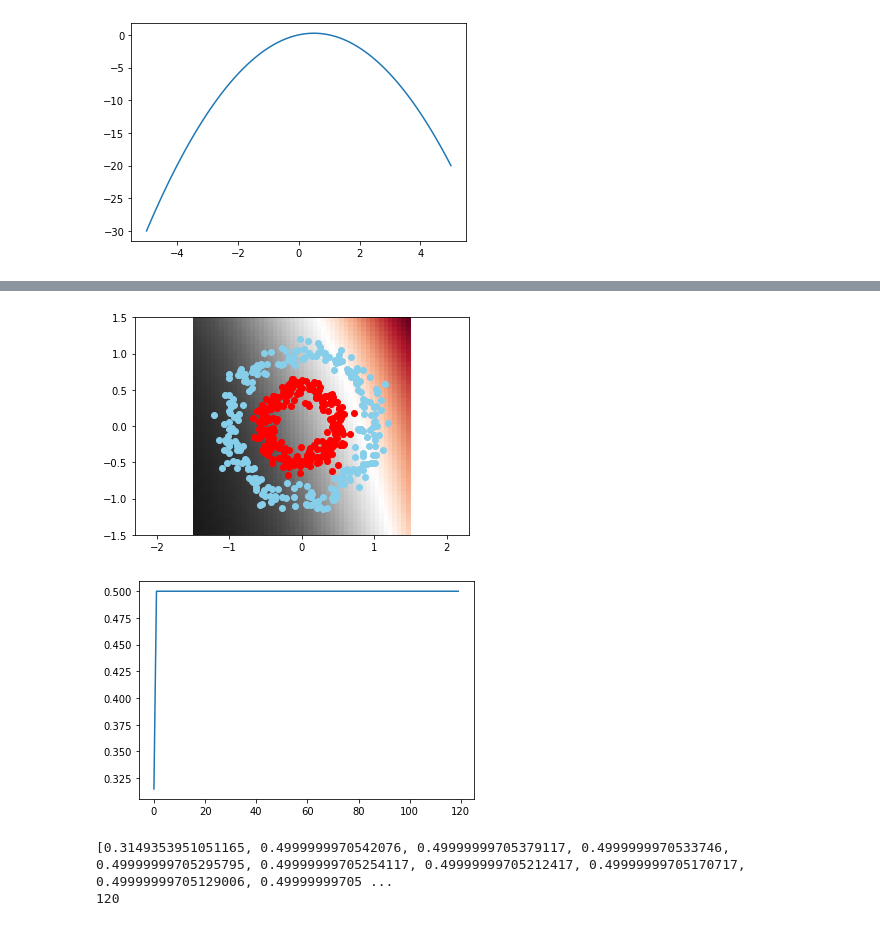
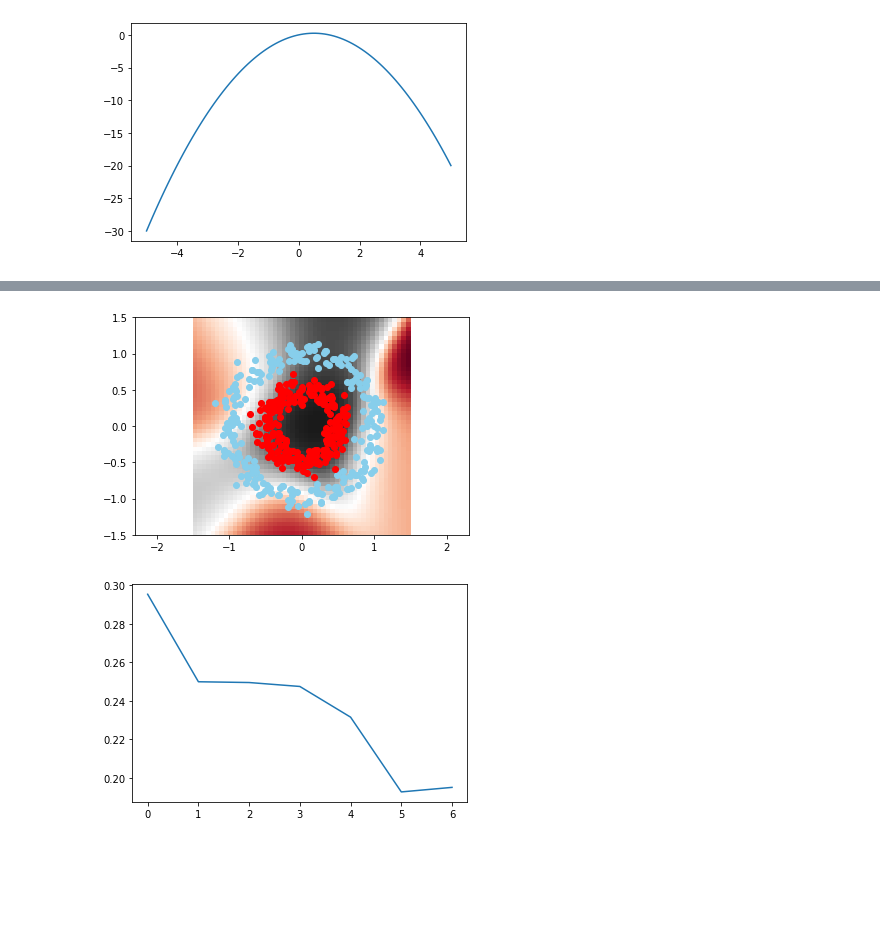
Before and after one commit to AMIRANDA9112/ML, a Jupyter notebook: MyfirstRed.ipynb, the cells around one changed output, grey strips where cells are left out. Cells and saved outputs as stored; diff of their text form; code cells hidden in the pictures; blank space fills up the shorter version.

```diff
--- a/MyfirstRed.ipynb
+++ b/MyfirstRed.ipynb
@@ -148,7 +148,7 @@ array([[0.66230242],
 import time
 from IPython.display import clear_output
 
-neural_n = crear_capa(estructura, relu)
+neural_n = crear_capa(estructura, sigmoide)
 
 #se inicializa la red neuronal y se guarda en variable
 
@@ -157,7 +157,7 @@ loss = []
 
 for l in range(3000):#ciclos de entrenamiento
 
-        pY = entrenador(neural_n, X, Y, coste, lr=0.5)#el learning rate el tamaño de la variacion en los valores
+        pY = entrenador(neural_n, X, Y, coste, lr=0.1)#el learning rate el tamaño de la variacion en los valores
                                                         #random del muestreo, donde 1 es igual a variacion 0
                                                             #a manor lr mayor tacto en el muestreo
 
@@ -165,34 +165,32 @@ for l in range(3000):#ciclos de entrenamiento
 
             loss.append(coste[0](pY, Y))
 
             res = 50
 
             _x0 = np.linspace(-1.5, 1.5, res)
             _x1 = np.linspace(-1.5, 1.5, res)
 
 
             _Y = np.zeros((res, res))
 
             for l0, x0 in enumerate (_x0):
                 for l1, x1 in enumerate(_x1):
                     _Y[l0, l1] = entrenador(neural_n, np.array([[x0, x1]]), Y, coste, train=False)[0][0]
 
 
             plt.pcolormesh(_x0, _x1, _Y, cmap="RdGy")
             plt.axis("equal")
 
             plt.scatter(X[Y[:,0] == 0, 0], X[Y[:,0] == 0, 1], c="skyblue")
             plt.scatter(X[Y[:,0] == 1, 0], X[Y[:,0] == 1, 1], c="red")
 
             clear_output(wait=True)
             plt.show()
             plt.plot(range(len(loss)), loss)
             plt.show()
             time.sleep(0.3)
             print(loss)
             print(len(loss))
 # %% [output]
-[figure, old version]
+[figure, new version]
-[figure, old version]
+[figure, new version]
-[0.3149353951051165, 0.4999999970542076, 0.49999999705379117, 0.4999999970533746, 0.49999999705295795, 0.49999999705254117, 0.49999999705212417, 0.49999999705170717, 0.49999999705129006, 0.49999999705 ...
-120
```
Also changed, not shown: parts of 2 cells of this notebook, 7 other files.
